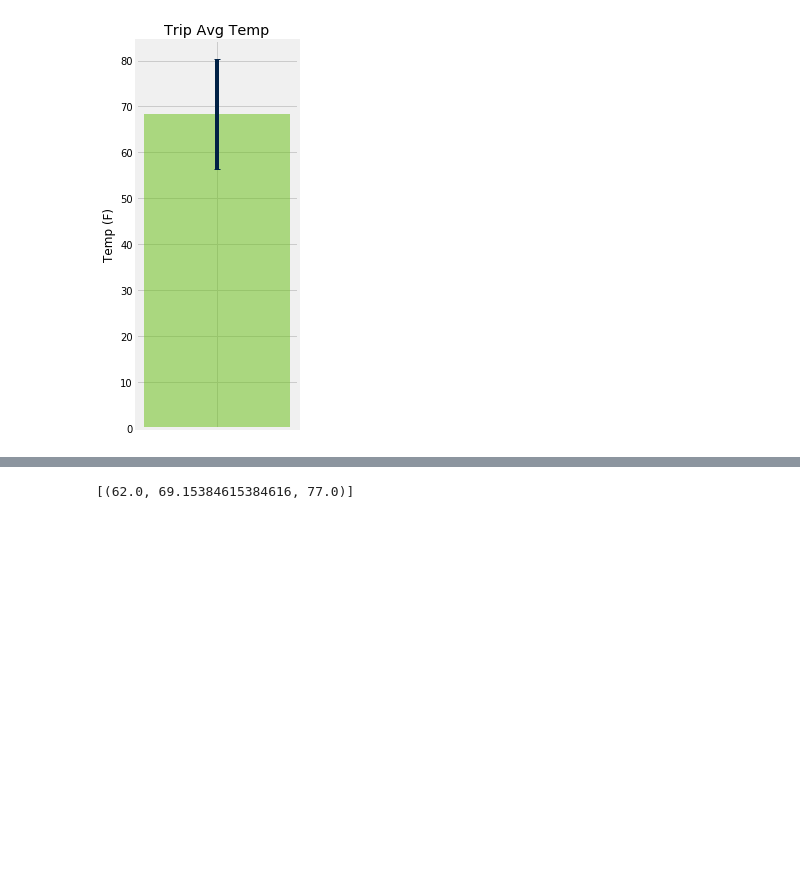
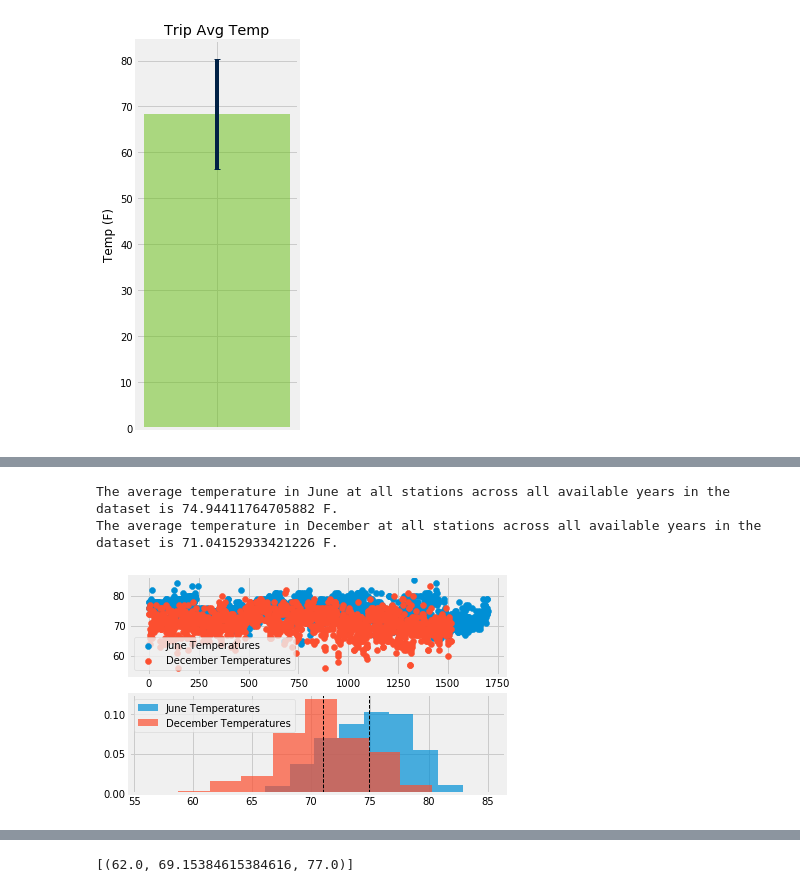
Before and after one commit to philipstubbs13/sqlalchemy-challenge, a Jupyter notebook: climate.ipynb, the cells around one changed output, grey strips where cells are left out. Cells and saved outputs as stored; diff of their text form; code cells hidden in the pictures; blank space fills up the shorter version.

```diff
--- a/climate.ipynb
+++ b/climate.ipynb
@@ -329,0 +335,57 @@ rainfall_df
+# %%
+# Identify the average temperature in June at all stations across all available years in the dataset.
+avg_june_temp_tuple_list = session.query(func.avg(Measurement.tobs)).\
+                filter(func.strftime("%m", Measurement.date) == "06").all()
+
+average_june_temp = list(np.ravel(avg_june_temp_tuple_list))[0]
+
+# Identify the average temperature in December at all stations across all available years in the dataset.
+avg_dec_temp_tuple_list = session.query(func.avg(Measurement.tobs)).\
+                filter(func.strftime("%m", Measurement.date) == "12").all()
+
+average_dec_temp = list(np.ravel(avg_dec_temp_tuple_list))[0]
+
+print(f"The average temperature in June at all stations across all available years in the dataset is {average_june_temp} F.")
+print(f"The average temperature in December at all stations across all available years in the dataset is {average_dec_temp} F.")
+# %% [output]
+The average temperature in June at all stations across all available years in the dataset is 74.94411764705882 F.
+The average temperature in December at all stations across all available years in the dataset is 71.04152933421226 F.
+# %%
+june_temp_tuple_list = session.query(Measurement.tobs).\
+                filter(func.strftime("%m", Measurement.date) == "06").all()
+
+june_temp_list = list(np.ravel(june_temp_tuple_list))
+
+# Remove nulls (if any)
+clean_june_temp_list = []
+for temp in june_temp_list:
+    if temp != None :
+        clean_june_temp_list.append(temp)
+
+dec_temp_tuple_list = session.query(Measurement.tobs).\
+                filter(func.strftime("%m", Measurement.date) == "12").all()
+
+dec_temp_list = list(np.ravel(dec_temp_tuple_list))
+
+# Remove nulls (if any)
+clean_dec_temp_list = []
+for temp in dec_temp_list:
+    if temp != None :
+        clean_dec_temp_list.append(temp)
+
+# Scatter Plot of Data
+plt.subplot(2, 1, 1)
+plt.scatter(range(len(clean_june_temp_list)), clean_june_temp_list, label="June Temperatures")
+plt.scatter(range(len(clean_dec_temp_list)), clean_dec_temp_list, label="December Temperatures")
+plt.legend()
+
+# Histogram Plot of Data
+plt.subplot(2, 1, 2)
+plt.hist(clean_june_temp_list, 10, density=True, alpha=0.7, label="June Temperatures")
+plt.hist(clean_dec_temp_list, 10, density=True, alpha=0.7, label="December Temperatures")
+plt.axvline(np.mean(clean_june_temp_list), color='k', linestyle='dashed', linewidth=1)
+plt.axvline(np.mean(clean_dec_temp_list), color='k', linestyle='dashed', linewidth=1)
+plt.legend()
+plt.savefig('./Images/june_dec_scatterplot_histogram.png')
+# %% [output]
+[figure, added]
```
Also changed, not shown: parts of 8 cells of this notebook, 3 other files.
